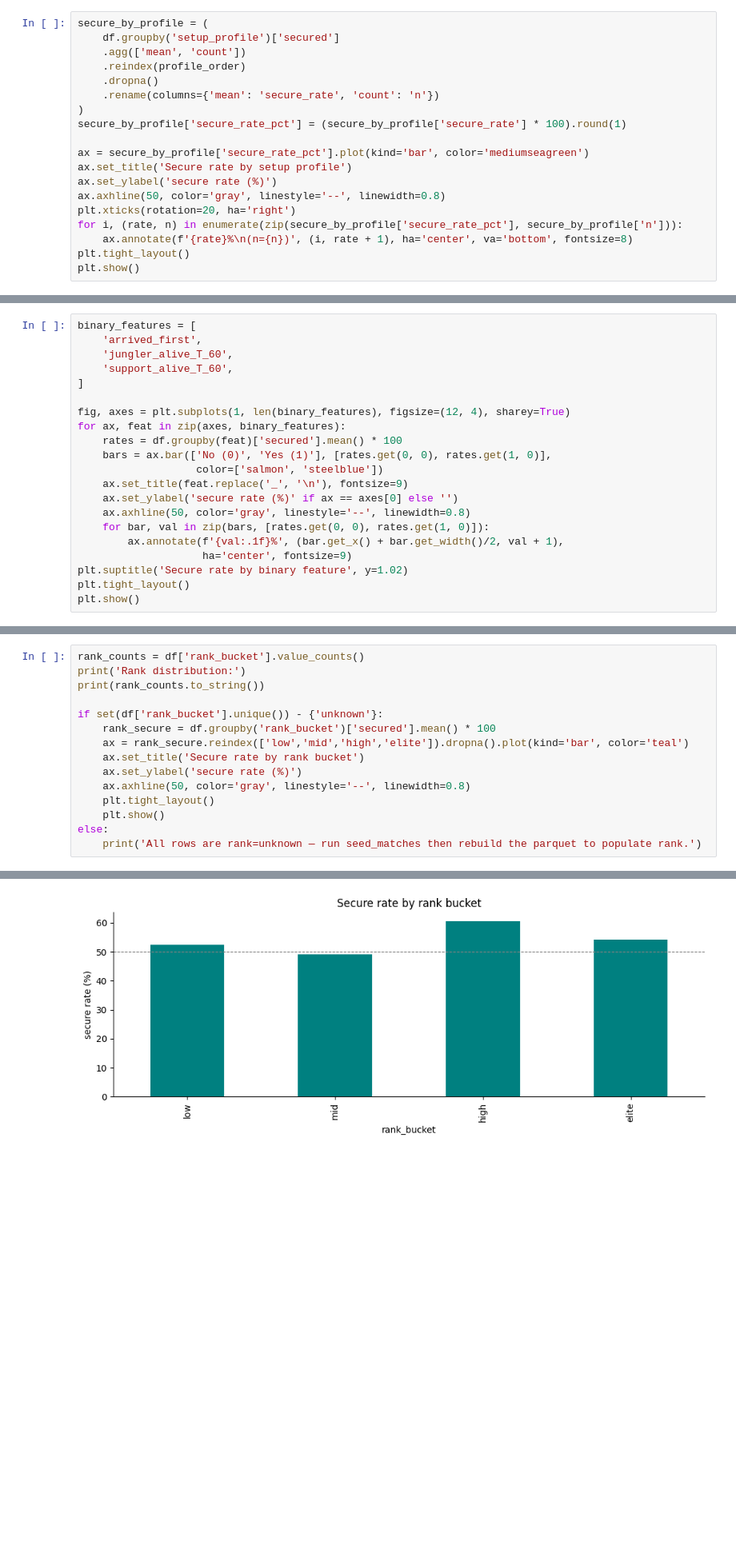
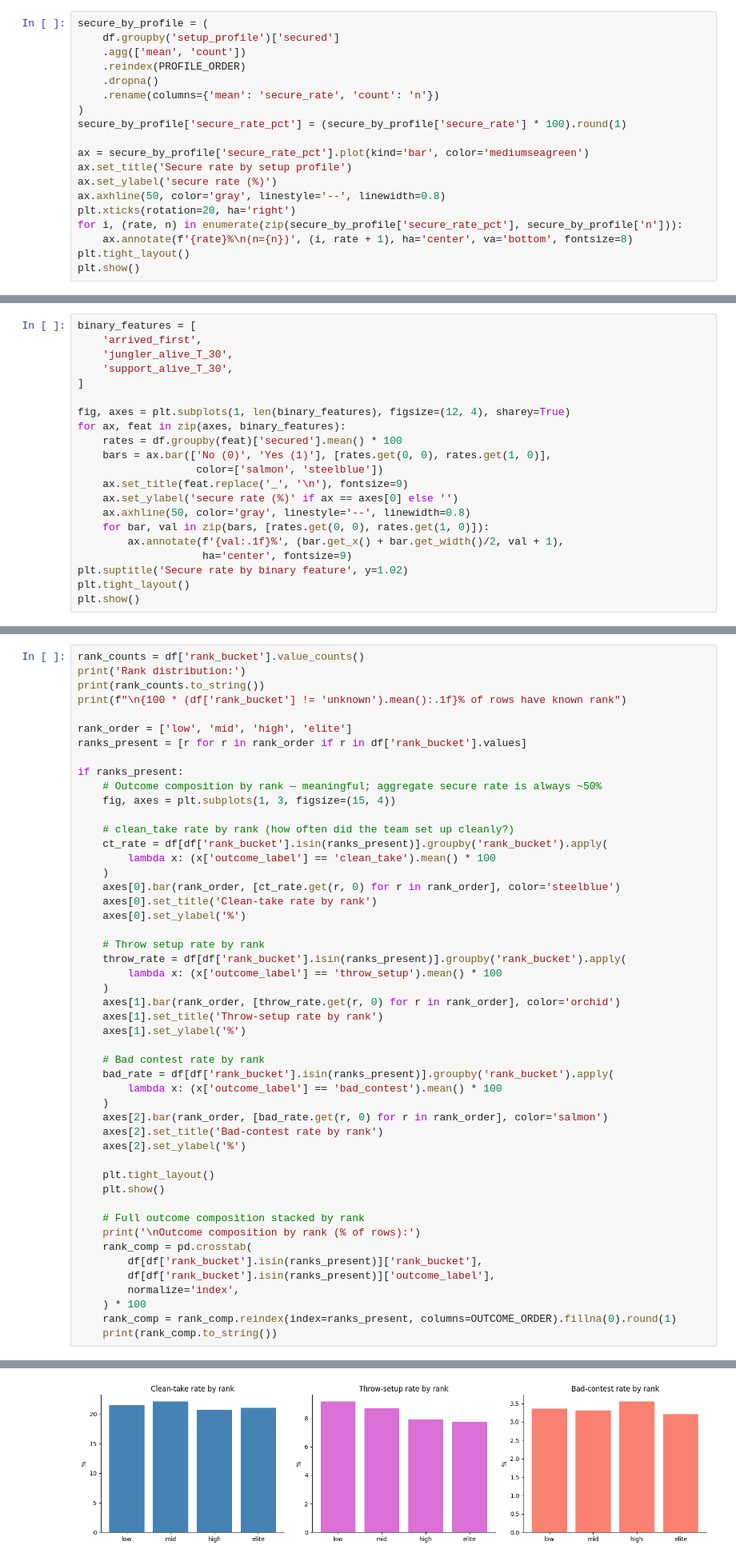
Before and after one commit to R-Rajaie/dig-baron, a Jupyter notebook: notebooks/02_objective_windows.ipynb, the cells around one changed output, grey strips where cells are left out. Shown at 80% size. Drawn from its saved outputs; the diff is of its cells as text; blank space fills up the shorter version.

```diff
--- a/notebooks/02_objective_windows.ipynb
+++ b/notebooks/02_objective_windows.ipynb
@@ -92,7 +200,7 @@ plt.show()
 secure_by_profile = (
     df.groupby('setup_profile')['secured']
     .agg(['mean', 'count'])
-    .reindex(profile_order)
+    .reindex(PROFILE_ORDER)
     .dropna()
     .rename(columns={'mean': 'secure_rate', 'count': 'n'})
 )
@@ -114,8 +343,8 @@ plt.show()
 # %%
 binary_features = [
     'arrived_first',
-    'jungler_alive_T_60',
-    'support_alive_T_60',
+    'jungler_alive_T_30',
+    'support_alive_T_30',
 ]
 
 fig, axes = plt.subplots(1, len(binary_features), figsize=(12, 4), sharey=True)
@@ -248,17 +798,51 @@ objective_steal               9
 rank_counts = df['rank_bucket'].value_counts()
 print('Rank distribution:')
 print(rank_counts.to_string())
+print(f"\n{100 * (df['rank_bucket'] != 'unknown').mean():.1f}% of rows have known rank")
 
-if set(df['rank_bucket'].unique()) - {'unknown'}:
-    rank_secure = df.groupby('rank_bucket')['secured'].mean() * 100
-    ax = rank_secure.reindex(['low','mid','high','elite']).dropna().plot(kind='bar', color='teal')
-    ax.set_title('Secure rate by rank bucket')
-    ax.set_ylabel('secure rate (%)')
-    ax.axhline(50, color='gray', linestyle='--', linewidth=0.8)
+rank_order = ['low', 'mid', 'high', 'elite']
+ranks_present = [r for r in rank_order if r in df['rank_bucket'].values]
+
+if ranks_present:
+    # Outcome composition by rank — meaningful; aggregate secure rate is always ~50%
+    fig, axes = plt.subplots(1, 3, figsize=(15, 4))
+
+    # clean_take rate by rank (how often did the team set up cleanly?)
+    ct_rate = df[df['rank_bucket'].isin(ranks_present)].groupby('rank_bucket').apply(
+        lambda x: (x['outcome_label'] == 'clean_take').mean() * 100
+    )
+    axes[0].bar(rank_order, [ct_rate.get(r, 0) for r in rank_order], color='steelblue')
+    axes[0].set_title('Clean-take rate by rank')
+    axes[0].set_ylabel('%')
+
+    # Throw setup rate by rank
+    throw_rate = df[df['rank_bucket'].isin(ranks_present)].groupby('rank_bucket').apply(
+        lambda x: (x['outcome_label'] == 'throw_setup').mean() * 100
+    )
+    axes[1].bar(rank_order, [throw_rate.get(r, 0) for r in rank_order], color='orchid')
+    axes[1].set_title('Throw-setup rate by rank')
+    axes[1].set_ylabel('%')
+
+    # Bad contest rate by rank
+    bad_rate = df[df['rank_bucket'].isin(ranks_present)].groupby('rank_bucket').apply(
+        lambda x: (x['outcome_label'] == 'bad_contest').mean() * 100
+    )
+    axes[2].bar(rank_order, [bad_rate.get(r, 0) for r in rank_order], color='salmon')
+    axes[2].set_title('Bad-contest rate by rank')
+    axes[2].set_ylabel('%')
+
     plt.tight_layout()
     plt.show()
-else:
-    print('All rows are rank=unknown — run seed_matches then rebuild the parquet to populate rank.')
+
+    # Full outcome composition stacked by rank
+    print('\nOutcome composition by rank (% of rows):')
+    rank_comp = pd.crosstab(
+        df[df['rank_bucket'].isin(ranks_present)]['rank_bucket'],
+        df[df['rank_bucket'].isin(ranks_present)]['outcome_label'],
+        normalize='index',
+    ) * 100
+    rank_comp = rank_comp.reindex(index=ranks_present, columns=OUTCOME_ORDER).fillna(0).round(1)
+    print(rank_comp.to_string())
 # %% [output]
 Rank distribution:
 rank_bucket
@@ -270 +856 @@ low        187
-[figure, old version]
+[figure, new version]
```
Also changed, not shown: parts of 29 cells of this notebook, 5 other files.
